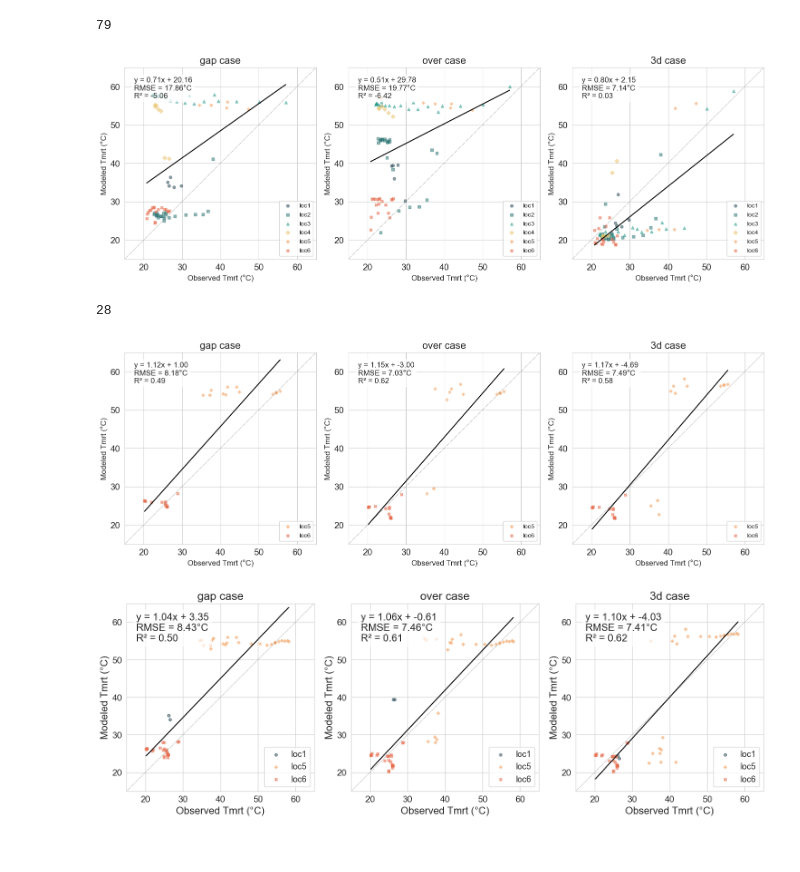
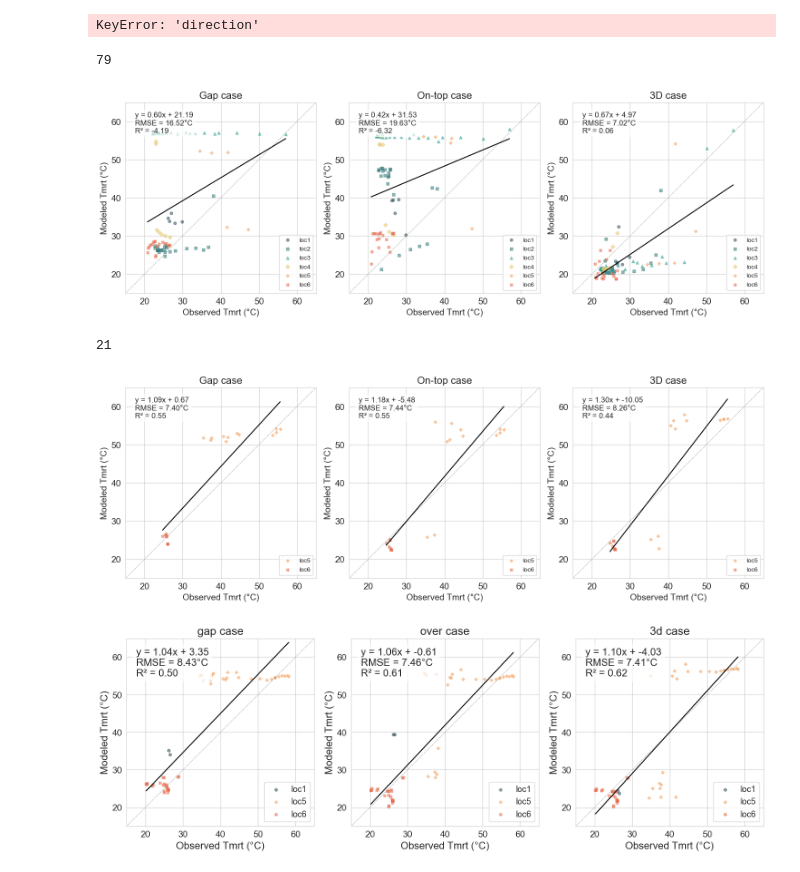
Before and after one commit to jsscmnhn/UMEP_thesis, a Jupyter notebook: src/j_analysis/solweig.ipynb, the cells around one changed output. Drawn from its saved outputs; the diff is of its cells as text; code cells hidden in the pictures.

```diff
--- a/src/j_analysis/solweig.ipynb
+++ b/src/j_analysis/solweig.ipynb
@@ -1,10 +3,10 @@
 # %%
-import pandas as pd
+
 
 for i in range(1, 7):
-    input = f'D:/Geomatics/thesis/_solweigcomparison/comparisonpoints/loc{i}.csv'
+    input = f'D:/Geomatics/thesis/_solweigcomparison/comparisonpoints/loc{i}_set2.csv'
     dataset2= "C:/thesis/climate_bike/bike_updated_MRT.csv"
-    output =  f'D:/Geomatics/thesis/_solweigcomparison/comparisonpoints/loc{i}_new2.csv'
+    output =  f'D:/Geomatics/thesis/_solweigcomparison/comparisonpoints/loc{i}_set2_dir.csv'
     # Load the CSVs
     df1 = pd.read_csv(input)   # Main dataset
     df2 = pd.read_csv(dataset2)  # Additional data
@@ -36,6 +38,8 @@ for i in range(1, 7):
 
     # Save to CSV
     merged.to_csv(output, index=False)
+# %% [output]
+KeyError: 'direction'
 # %%
 import pandas as pd
 import matplotlib.pyplot as plt
@@ -52,7 +56,7 @@ plt.rcParams.update({
 })
 
 for i in range(1, 7):
-    test_file = f"D:/Geomatics/thesis/_solweigcomparison/comparisonpoints/loc{i}_new.csv"
+    test_file = f"D:/Geomatics/thesis/_solweigcomparison/comparisonpoints/loc{i}_set2_dir.csv"
     df = pd.read_csv(test_file)
 
     # Convert 'under' to boolean
@@ -61,6 +65,7 @@ for i in range(1, 7):
     # Convert timestamp if available
     if 'TIMESTAMP' in df.columns:
         df['timestamp'] = pd.to_datetime(df['TIMESTAMP'])
+        df = df[df['timestamp'].notna()].reset_index(drop=True)
         x_col = 'timestamp'
     else:
         df['Row'] = df.index
@@ -76,9 +81,9 @@ for i in range(1, 7):
 
     # Define colors and markers
     tmrt_models = {
-        'gap1': ('#2a9d8f', 's', 'Gap Model'),
-        'over1': ('#936fac', 'D', 'Over Model'),
-        '3d1': ('#e76f51', '^', '3D Model')
+        'gap1_2': ('#2a9d8f', 's', 'Gap Model'),
+        'over1_2': ('#936fac', 'D', 'On-top Model'),
+        '3d1_2': ('#e76f51', '^', '3D Model')
     }
 
     # Plot modeled TMRTs
@@ -106,10 +111,10 @@ for i in range(1, 7):
 plt.rcParams.update({
     'font.size': 12,          # Base font size
     'axes.titlesize': 16,     # Title font size
-    'axes.labelsize': 12,     # Axis label font size
+    'axes.labelsize': 14,     # Axis label font size
     'xtick.labelsize': 14,    # X tick label font size
     'ytick.labelsize': 14,    # Y tick label font size
-    'legend.fontsize': 10,    # Legend font size
+    'legend.fontsize': 11,    # Legend font size
     'legend.title_fontsize': 16  # Legend title font size
 })
 
@@ -122,12 +127,12 @@ import seaborn as sns
 
 # File paths of the 6 CSV files
 file_paths = [
-    "D:/Geomatics/thesis/_solweigcomparison/comparisonpoints/loc1_new.csv",
-    "D:/Geomatics/thesis/_solweigcomparison/comparisonpoints/loc2_new.csv",
-    "D:/Geomatics/thesis/_solweigcomparison/comparisonpoints/loc3_new.csv",
-    "D:/Geomatics/thesis/_solweigcomparison/comparisonpoints/loc4_new.csv",
-    "D:/Geomatics/thesis/_solweigcomparison/comparisonpoints/loc5_new.csv",
-    "D:/Geomatics/thesis/_solweigcomparison/comparisonpoints/loc6_new.csv"
+    "D:/Geomatics/thesis/_solweigcomparison/comparisonpoints/loc1_set2_dir.csv",
+    "D:/Geomatics/thesis/_solweigcomparison/comparisonpoints/loc2_set2_dir.csv",
+    "D:/Geomatics/thesis/_solweigcomparison/comparisonpoints/loc3_set2_dir.csv",
+    "D:/Geomatics/thesis/_solweigcomparison/comparisonpoints/loc4_set2_dir.csv",
+    "D:/Geomatics/thesis/_solweigcomparison/comparisonpoints/loc5_set2_dir.csv",
+    "D:/Geomatics/thesis/_solweigcomparison/comparisonpoints/loc6_set2_dir.csv"
 ]
 
 # Add source label to each DataFrame before concatenation
@@ -140,7 +145,7 @@ for i, file in enumerate(file_paths, start=1):
 df = pd.concat(df_list, ignore_index=True)
 
 # Model columns and observed column
-model_cols = ['gap1', 'over1', '3d1']
+model_cols =  ['gap1_2', 'over1_2', '3d1_2']
 obs_col = 'new_MRT_C'
 
 # Define the boolean condition column
@@ -192,35 +197,40 @@ for i, model_col in enumerate(model_cols, start=1):
                    marker=source_styles[src]['marker'],
                    s=20)
 
     # Metrics
     rmse = np.sqrt(mean_squared_error(df_clean[obs_col], df_clean[model_col]))
     r2 = r2_score(df_clean[obs_col], df_clean[model_col])
     ax.text(0.05, 0.95,
             f"y = {slope:.2f}x + {intercept:.2f}\nRMSE = {rmse:.2f}°C\nR² = {r2:.2f}",
             transform=ax.transAxes,
             verticalalignment='top',
             bbox=dict(boxstyle="round", facecolor="white", alpha=0.7))
 
     # Labels and aesthetics
     ax.set_xlabel("Observed Tmrt (\N{DEGREE SIGN}C)")
     ax.set_ylabel("Modeled Tmrt (\N{DEGREE SIGN}C)")
-    ax.set_title(f"{model_col[:-1]} case")
+    title_map = {
+        'gap1_2': 'Gap case',
+        'over1_2': 'On-top case',
+        '3d1_2': '3D case'
+    }
+    ax.set_title(title_map.get(model_col, model_col))
     ax.set_xlim([plotmin, plotmax])
     ax.set_ylim([plotmin, plotmax])
     ax.set_aspect('equal', 'box')
     ax.grid(True)
     ax.legend(fontsize='small')
 
 plt.tight_layout()
 print(len(df_clean))
 
 output_path = f"C:/thesis/figs/evaluation/plots_under.png"
 plt.savefig(output_path, dpi=300)
 plt.show()
 plt.close()
 # %% [output]
 79
-[figure, old version]
+[figure, new version]
 # %%
 import pandas as pd
 import matplotlib.pyplot as plt
@@ -229,15 +239,7 @@ from sklearn.linear_model import LinearRegression
 import numpy as np
 import seaborn as sns
 
-# File paths of the 6 CSV files
-file_paths = [
-    "D:/Geomatics/thesis/_solweigcomparison/comparisonpoints/loc1_new2.csv",
-    "D:/Geomatics/thesis/_solweigcomparison/comparisonpoints/loc2_new2.csv",
-    "D:/Geomatics/thesis/_solweigcomparison/comparisonpoints/loc3_new2.csv",
-    "D:/Geomatics/thesis/_solweigcomparison/comparisonpoints/loc4_new2.csv",
-    "D:/Geomatics/thesis/_solweigcomparison/comparisonpoints/loc5_new2.csv",
-    "D:/Geomatics/thesis/_solweigcomparison/comparisonpoints/loc6_new2.csv"
-]
+
 
 # Add source label to each DataFrame before concatenation
 df_list = []
@@ -249,7 +251,7 @@ for i, file in enumerate(file_paths, start=1):
 df = pd.concat(df_list, ignore_index=True)
 
 # Model columns and observed column
-model_cols = ['gap1', 'over1', '3d1']
+model_cols = ['gap1_2', 'over1_2', '3d1_2']
 obs_col = 'new_MRT_C'
 
 # Define the boolean condition column
@@ -313,7 +315,7 @@ for i, model_col in enumerate(model_cols, start=1):
     # Labels and aesthetics
     ax.set_xlabel("Observed Tmrt (\N{DEGREE SIGN}C)")
     ax.set_ylabel("Modeled Tmrt (\N{DEGREE SIGN}C)")
-    ax.set_title(f"{model_col[:-1]} case")
+    ax.set_title(title_map.get(model_col, model_col))
     ax.set_xlim([plotmin, plotmax])
     ax.set_ylim([plotmin, plotmax])
     ax.set_aspect('equal', 'box')
@@ -327,8 +329,8 @@ plt.savefig(output_path, dpi=300)
 plt.show()
 plt.close()
 # %% [output]
-28
+21
-[figure, old version]
+[figure, new version]
 # %%
 import pandas as pd
 import matplotlib.pyplot as plt
```
Also changed, not shown: parts of 4 cells of this notebook, 35 other files.
